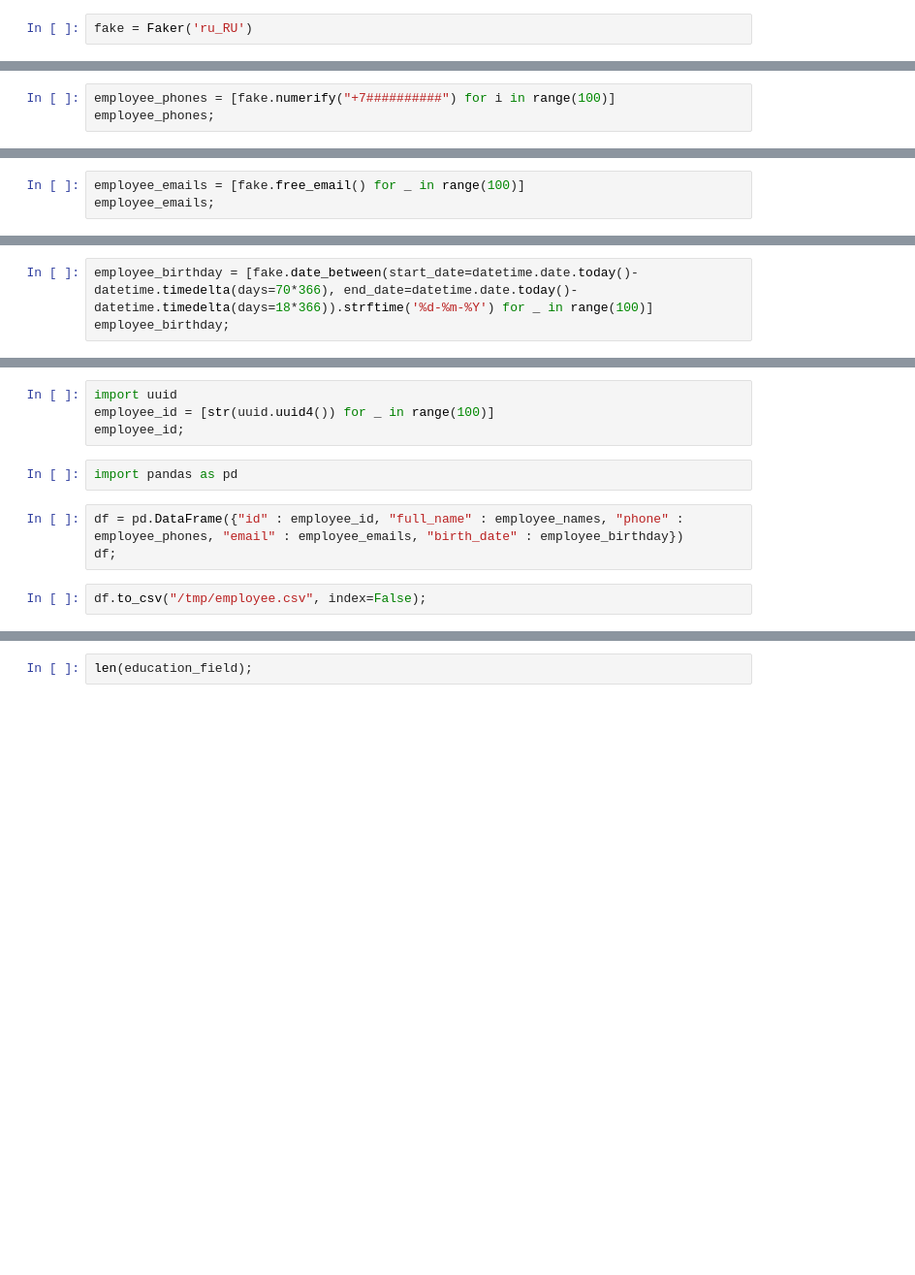
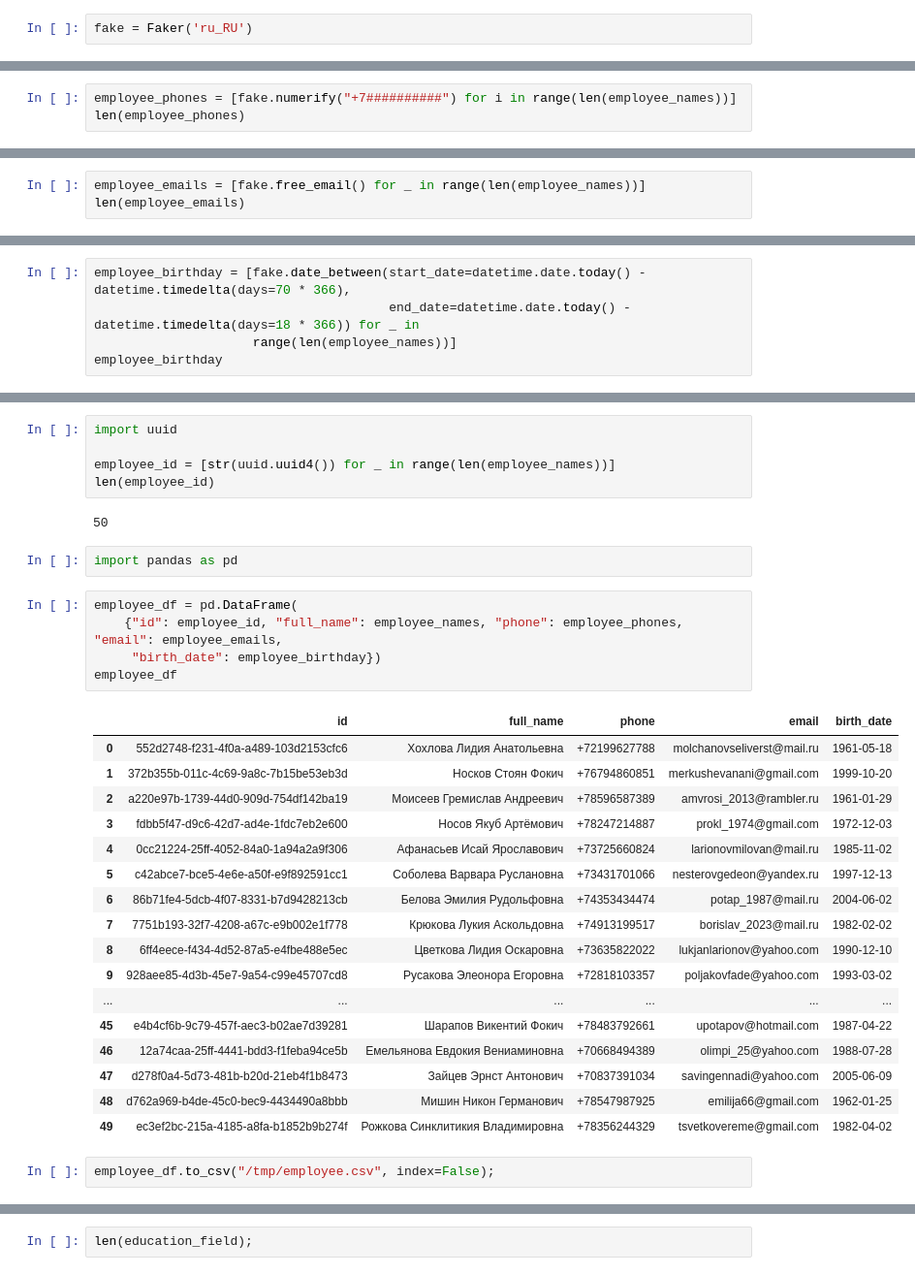
Before and after one commit to PajiloyLis/BMSTU-DB-CP, a Jupyter notebook: src/data_create.ipynb, the cells around one changed output, grey strips where cells are left out. Shown at 97% size. Saved outputs shown, nothing was run; the diff lists cells and outputs as text; blank space fills up the shorter version.

Commit message:
data

```diff
--- a/src/data_create.ipynb
+++ b/src/data_create.ipynb
@@ -13,3 +16,3 @@ employee_names;
 # %%
-employee_phones = [fake.numerify("+7##########") for i in range(100)]
-employee_phones;
+employee_phones = [fake.numerify("+7##########") for i in range(len(employee_names))]
+len(employee_phones)
@@ -16,3 +21,3 @@ employee_phones;
 # %%
-employee_emails = [fake.free_email() for _ in range(100)]
-employee_emails;
+employee_emails = [fake.free_email() for _ in range(len(employee_names))]
+len(employee_emails)
@@ -19,3 +26,5 @@ employee_emails;
 # %%
-employee_birthday = [fake.date_between(start_date=datetime.date.today()-datetime.timedelta(days=70*366), end_date=datetime.date.today()-datetime.timedelta(days=18*366)).strftime('%d-%m-%Y') for _ in range(100)]
-employee_birthday;
+employee_birthday = [fake.date_between(start_date=datetime.date.today() - datetime.timedelta(days=70 * 366),
+                                       end_date=datetime.date.today() - datetime.timedelta(days=18 * 366)) for _ in
+                     range(len(employee_names))]
+employee_birthday
@@ -22,12 +49,35 @@ employee_birthday;
 # %%
 import uuid
-employee_id = [str(uuid.uuid4()) for _ in range(100)]
-employee_id;
+
+employee_id = [str(uuid.uuid4()) for _ in range(len(employee_names))]
+len(employee_id)
+# %% [output]
+50
 # %%
 import pandas as pd
 # %%
-df = pd.DataFrame({"id" : employee_id, "full_name" : employee_names, "phone" : employee_phones, "email" : employee_emails, "birth_date" : employee_birthday})
-df;
+employee_df = pd.DataFrame(
+    {"id": employee_id, "full_name": employee_names, "phone": employee_phones, "email": employee_emails,
+     "birth_date": employee_birthday})
+employee_df
+# %% [output]
+|  | id | full_name | phone | email | birth_date |
+| 0 | 552d2748-f231-4f0a-a489-103d2153cfc6 | Хохлова Лидия Анатольевна | +72199627788 | molchanovseliverst@mail.ru | 1961-05-18 |
+| 1 | 372b355b-011c-4c69-9a8c-7b15be53eb3d | Носков Стоян Фокич | +76794860851 | merkushevanani@gmail.com | 1999-10-20 |
+| 2 | a220e97b-1739-44d0-909d-754df142ba19 | Моисеев Гремислав Андреевич | +78596587389 | amvrosi_2013@rambler.ru | 1961-01-29 |
+| 3 | fdbb5f47-d9c6-42d7-ad4e-1fdc7eb2e600 | Носов Якуб Артёмович | +78247214887 | prokl_1974@gmail.com | 1972-12-03 |
+| 4 | 0cc21224-25ff-4052-84a0-1a94a2a9f306 | Афанасьев Исай Ярославович | +73725660824 | larionovmilovan@mail.ru | 1985-11-02 |
+| 5 | c42abce7-bce5-4e6e-a50f-e9f892591cc1 | Соболева Варвара Руслановна | +73431701066 | nesterovgedeon@yandex.ru | 1997-12-13 |
+| 6 | 86b71fe4-5dcb-4f07-8331-b7d9428213cb | Белова Эмилия Рудольфовна | +74353434474 | potap_1987@mail.ru | 2004-06-02 |
+| 7 | 7751b193-32f7-4208-a67c-e9b002e1f778 | Крюкова Лукия Аскольдовна | +74913199517 | borislav_2023@mail.ru | 1982-02-02 |
+| 8 | 6ff4eece-f434-4d52-87a5-e4fbe488e5ec | Цветкова Лидия Оскаровна | +73635822022 | lukjanlarionov@yahoo.com | 1990-12-10 |
+| 9 | 928aee85-4d3b-45e7-9a54-c99e45707cd8 | Русакова Элеонора Егоровна | +72818103357 | poljakovfade@yahoo.com | 1993-03-02 |
+| ... | ... | ... | ... | ... | ... |
+| 45 | e4b4cf6b-9c79-457f-aec3-b02ae7d39281 | Шарапов Викентий Фокич | +78483792661 | upotapov@hotmail.com | 1987-04-22 |
+| 46 | 12a74caa-25ff-4441-bdd3-f1feba94ce5b | Емельянова Евдокия Вениаминовна | +70668494389 | olimpi_25@yahoo.com | 1988-07-28 |
+| 47 | d278f0a4-5d73-481b-b20d-21eb4f1b8473 | Зайцев Эрнст Антонович | +70837391034 | savingennadi@yahoo.com | 2005-06-09 |
+| 48 | d762a969-b4de-45c0-bec9-4434490a8bbb | Мишин Никон Германович | +78547987925 | emilija66@gmail.com | 1962-01-25 |
+| 49 | ec3ef2bc-215a-4185-a8fa-b1852b9b274f | Рожкова Синклитикия Владимировна | +78356244329 | tsvetkovereme@gmail.com | 1982-04-02 |
 # %%
-df.to_csv("/tmp/employee.csv", index=False);
+employee_df.to_csv("/tmp/employee.csv", index=False);
 # %%
```
Also changed, not shown: parts of 75 cells of this notebook, 14 other files.
